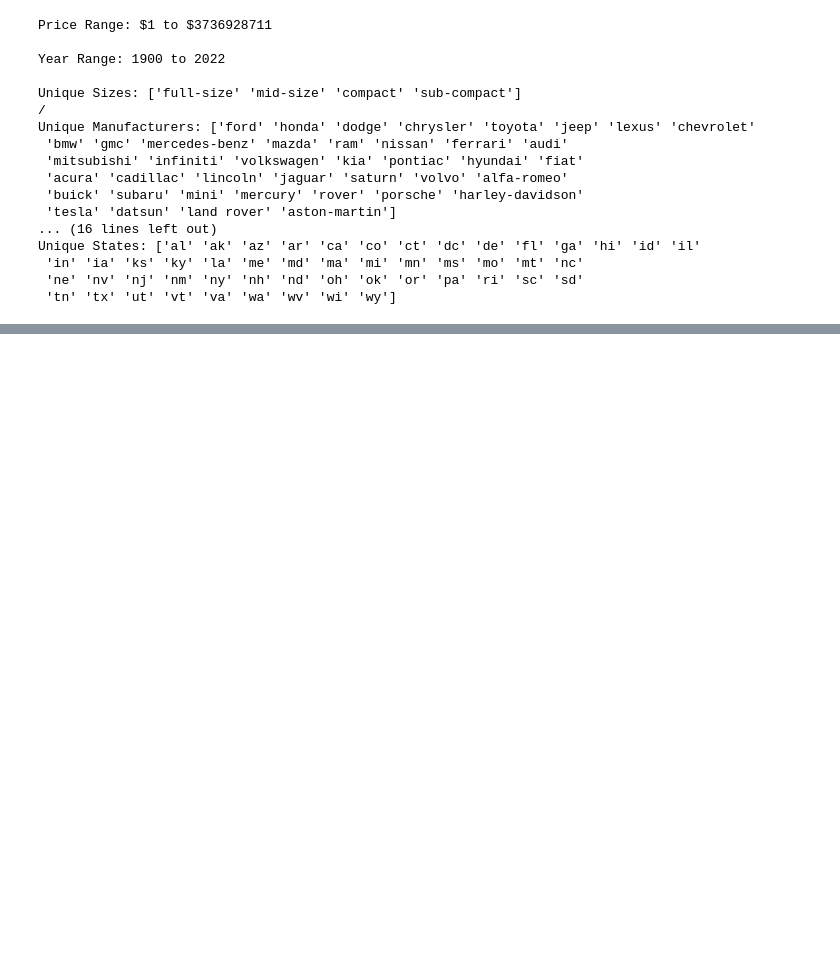
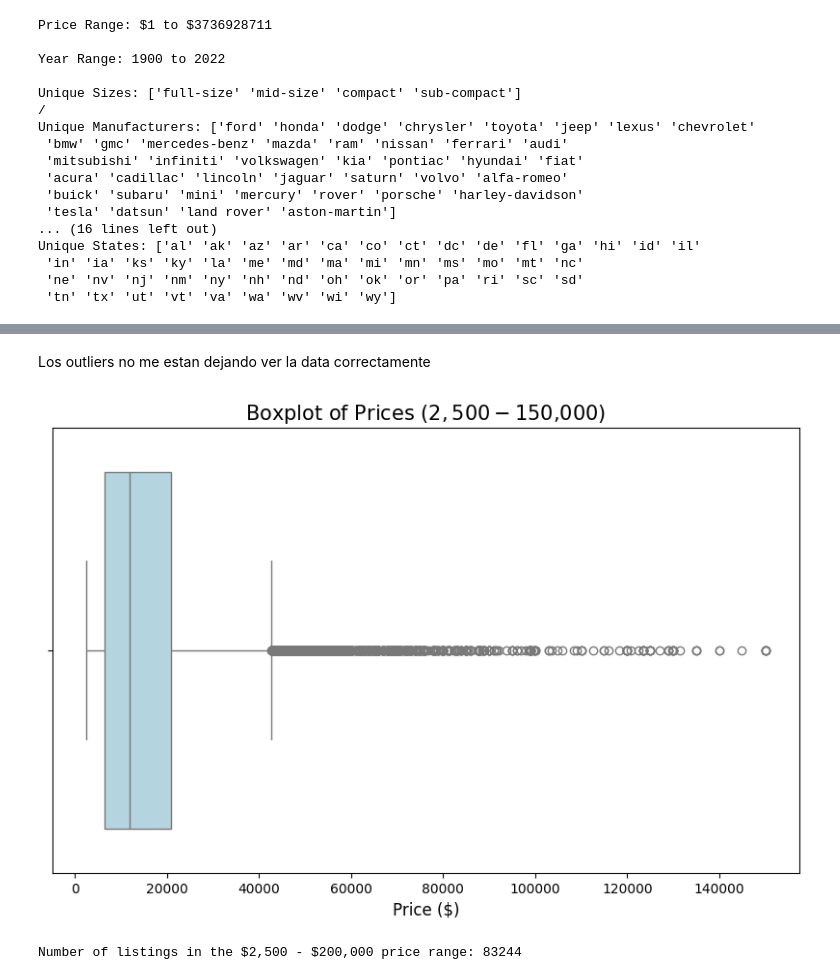
Before and after one commit to jayc888/Prueba_carros_usados_dataset_local, a Jupyter notebook: src/explore.ipynb, the cells around one changed output, grey strips where cells are left out. Saved outputs shown, nothing was run; the diff lists cells and outputs as text; code cells hidden in the pictures; blank space fills up the shorter version.

```diff
--- a/src/explore.ipynb
+++ b/src/explore.ipynb
@@ -330,3 +322,21 @@ Se hace con un ciclo for o con una Lambda function
+# %% [markdown]
+Los outliers no me estan dejando ver la data correctamente
+# %%
+
+df_filtered = df_cleaned[(df_cleaned['price'] >= 2500) & (df_cleaned['price'] <= 150000)]
+
+plt.figure(figsize=(10, 6))
+sns.boxplot(x=df_filtered['price'], color='lightblue')
+plt.title('Boxplot of Prices ($2,500 - $150,000)', fontsize=15)
+plt.xlabel('Price ($)', fontsize=12)
+plt.show()
+
+
+count = df_filtered.shape[0]
+print(f"Number of listings in the $2,500 - $200,000 price range: {count}")
+# %% [output]
+[figure, added]
+Number of listings in the $2,500 - $200,000 price range: 83244
 # %%
 #funcion para juntar datasets
 #df['year']=df['year'].astype('int64')
```
Also changed, not shown: parts of 9 cells of this notebook.
